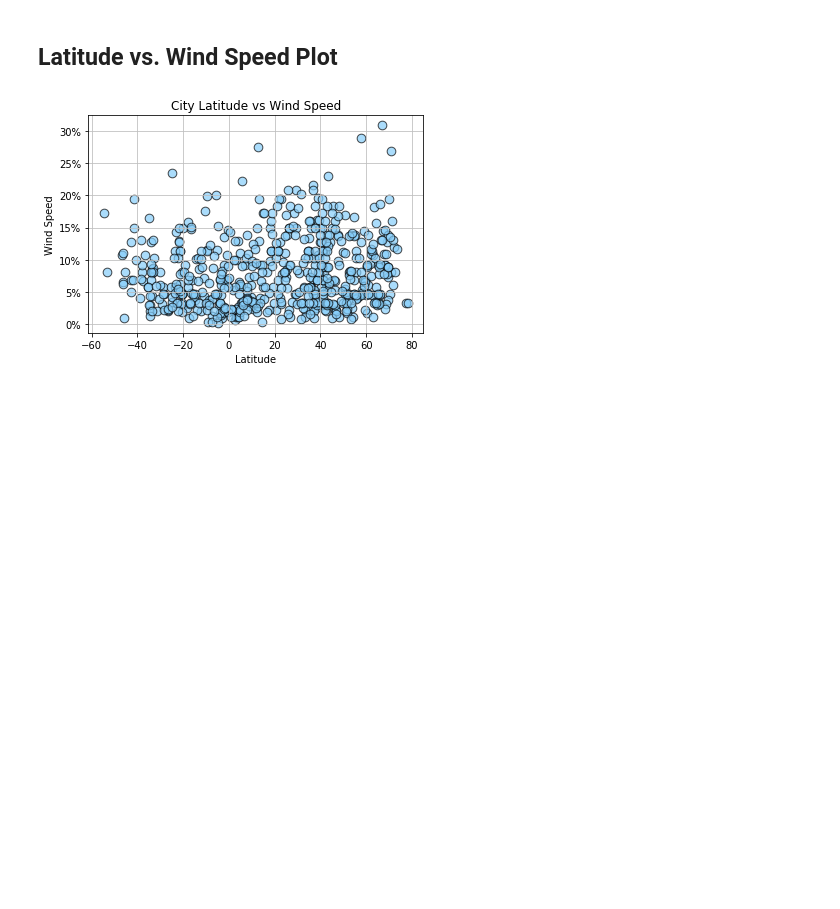
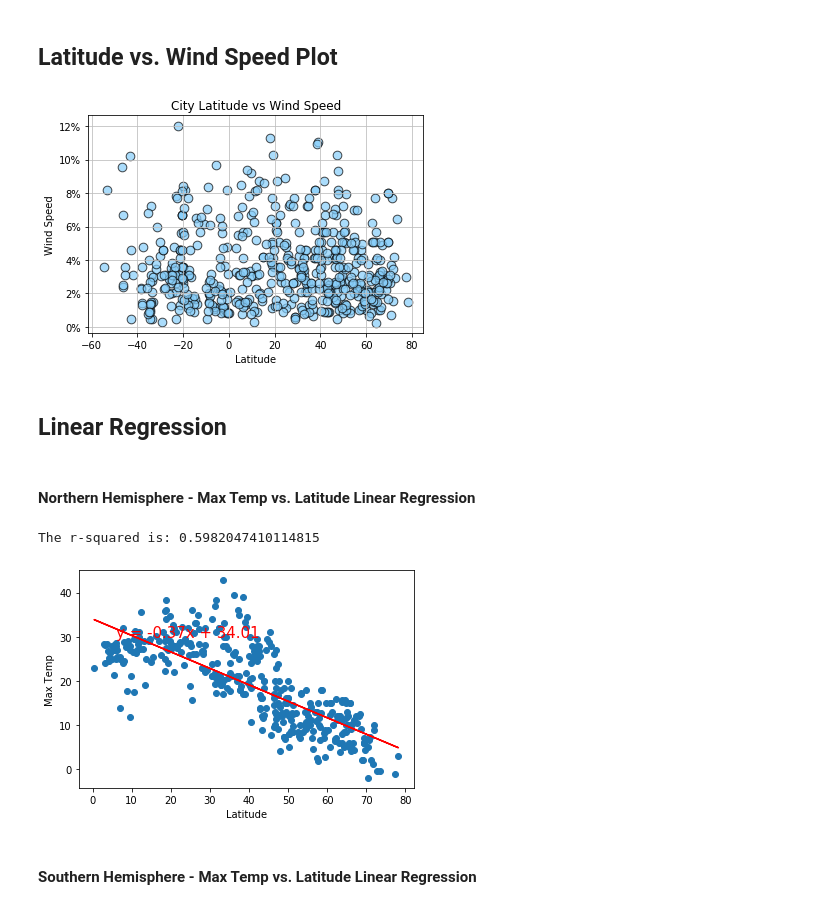
Before and after one commit to Nazzy88/Python-API---What-s-the-Weather-Like-, a Jupyter notebook: starter_code/WeatherPy.ipynb, the cells around one changed output. Drawn from its saved outputs; the diff is of its cells as text; code cells hidden in the pictures; blank space fills up the shorter version.

```diff
--- a/starter_code/WeatherPy.ipynb
+++ b/starter_code/WeatherPy.ipynb
@@ -262,7 +278,7 @@ plt.show()
 # %%
 #build a scatter plot based on the columns Latitude and wind speed
 plt.figure(figsize = (6, 4))
-plt.scatter(weather_raw['Latitude'], weather_raw['Wind Speed'], s=75, c="lightskyblue", edgecolors='k', alpha=0.7)
+plt.scatter(clean_city_data['Lat'], clean_city_data['Wind Speed'], s=75, c="lightskyblue", edgecolors='k', alpha=0.7)
 plt.grid(color="0.75", linestyle="-")
 plt.title("City Latitude vs Wind Speed")
 plt.xlabel("Latitude")
@@ -273,4 +289,38 @@ plt.gca().set_yticklabels(['{:.0f}%'.format(x) for x in plt.gca().get_yticks()])
 plt.savefig('lat_v_wind.png')
 plt.show()
 # %% [output]
-[figure, old version]
+[figure, new version]
+# %% [markdown]
+## Linear Regression
+# %%
+# OPTIONAL: Create a function to create Linear Regression plots
+def plot_linear_regression(x_values, y_values, title, text_coordinates):
+
+    # Run regresson on southern hemisphere
+    (slope, intercept, rvalue, pvalue, stderr) = linregress(x_values, y_values)
+    regress_values = x_values * slope + intercept
+    line_eq = "y = " + str(round(slope,2)) + "x + " + str(round(intercept,2))
+
+    # Plot
+    plt.scatter(x_values,y_values)
+    plt.plot(x_values,regress_values,"r-")
+    plt.annotate(line_eq,text_coordinates,fontsize=15,color="red")
+    plt.xlabel('Latitude')
+    plt.ylabel(title)
+    print(f"The r-squared is: {rvalue**2}")
+    plt.show()
+# %%
+# Create Northern and Southern Hemisphere DataFrames
+northern_hemi_df = weather_data.loc[(weather_data["Lat"] >= 0)]
+southern_hemi_df = weather_data.loc[(weather_data["Lat"] < 0)]
+# %% [markdown]
+####  Northern Hemisphere - Max Temp vs. Latitude Linear Regression
+# %%
+x_values = northern_hemi_df["Lat"]
+y_values = northern_hemi_df["Max Temp"]
+plot_linear_regression(x_values, y_values, 'Max Temp',(6,30))
+# %% [output]
+The r-squared is: 0.5982047410114815
+[figure, added]
+# %% [markdown]
+####  Southern Hemisphere - Max Temp vs. Latitude Linear Regression
```
Also changed, not shown: parts of 30 cells of this notebook, 7 other files.
